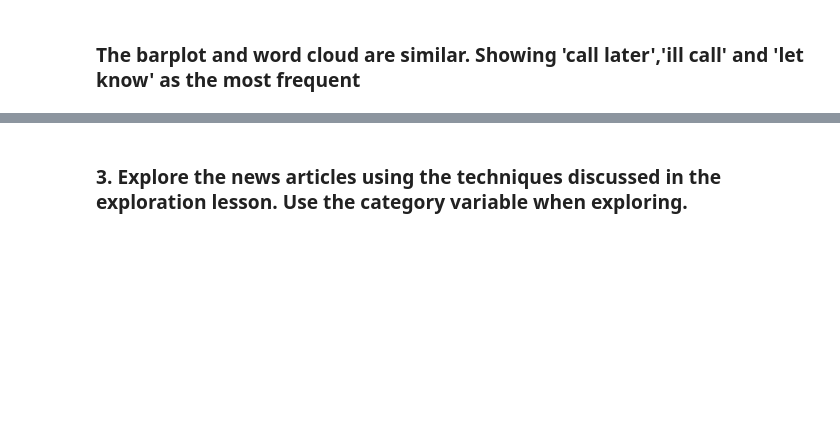
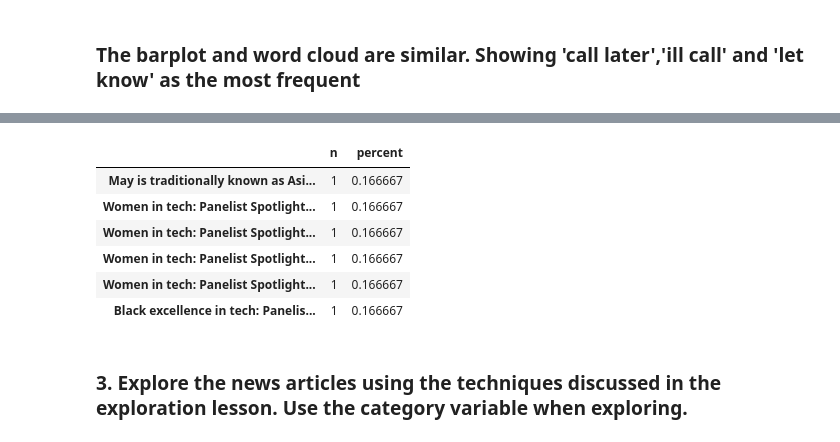
Before and after one commit to annie-carter/natural-language-processing-exercises, a Jupyter notebook: data_exploration.ipynb, the cells around one changed output, grey strips where cells are left out. Drawn from its saved outputs; the diff is of its cells as text; code cells hidden in the pictures; blank space fills up the shorter version.

```diff
--- a/data_exploration.ipynb
+++ b/data_exploration.ipynb
@@ -170,0 +263,16 @@ plt.show()
+# %%
+
+#Ham vs Spam for content
+
+labels = pd.concat([blog_df.content.value_counts(),
+                    blog_df.content.value_counts(normalize=True)], axis=1)
+labels.columns = ['n', 'percent']
+labels
+# %% [output]
+|  | n | percent |
+| May is traditionally known as Asi... | 1 | 0.166667 |
+| Women in tech: Panelist Spotlight... | 1 | 0.166667 |
+| Women in tech: Panelist Spotlight... | 1 | 0.166667 |
+| Women in tech: Panelist Spotlight... | 1 | 0.166667 |
+| Women in tech: Panelist Spotlight... | 1 | 0.166667 |
+| Black excellence in tech: Panelis... | 1 | 0.166667 |
```
Also changed, not shown: parts of 13 cells of this notebook.
